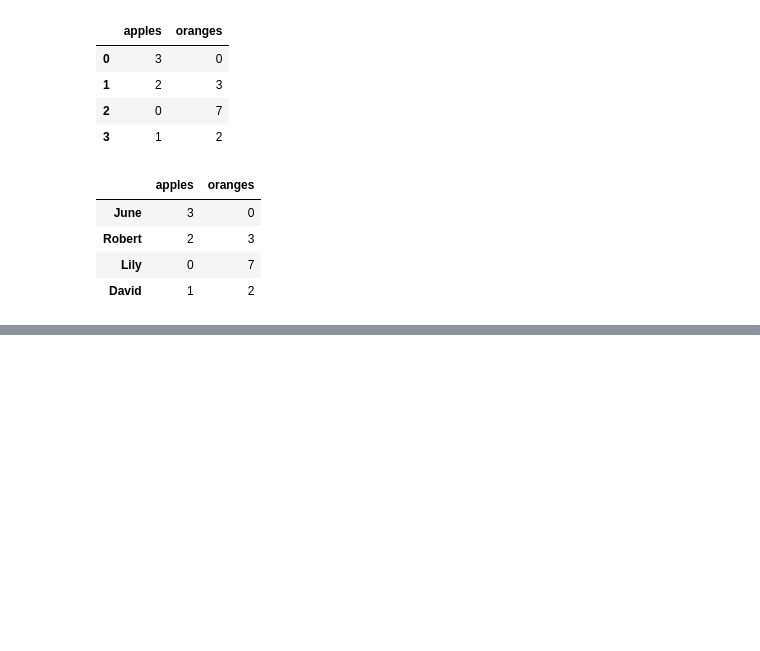
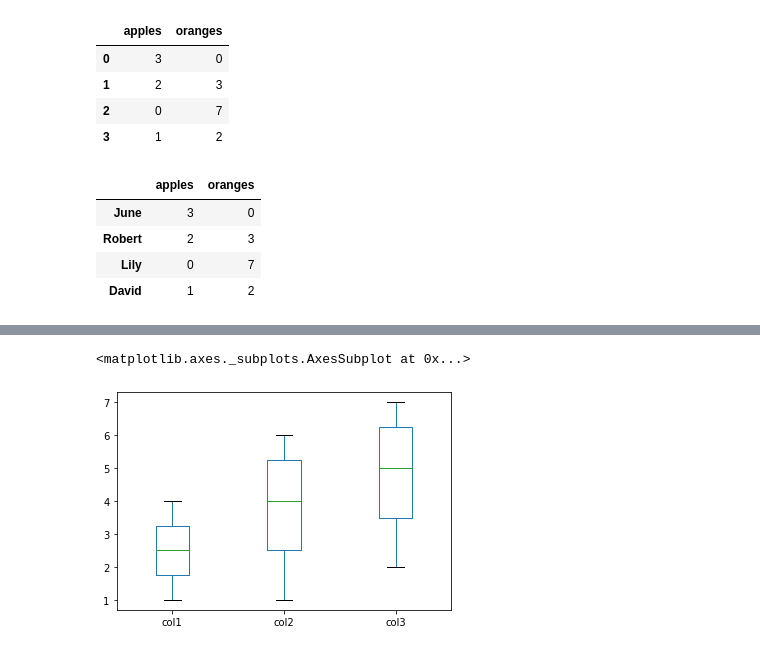
Before and after one commit to terence/jupyter, a Jupyter notebook: pandas1.ipynb, the cells around one changed output, grey strips where cells are left out. Drawn from its saved outputs; the diff is of its cells as text; code cells hidden in the pictures; blank space fills up the shorter version.

```diff
--- a/pandas1.ipynb
+++ b/pandas1.ipynb
@@ -44,0 +120,5 @@ new_purchases.to_json('data/new_purchases.json')
+# %%
+plot_df.plot(kind='box')
+# %% [output]
+<matplotlib.axes._subplots.AxesSubplot at 0x...>
+[figure, added]
```
Also changed, not shown: parts of 9 cells of this notebook.
